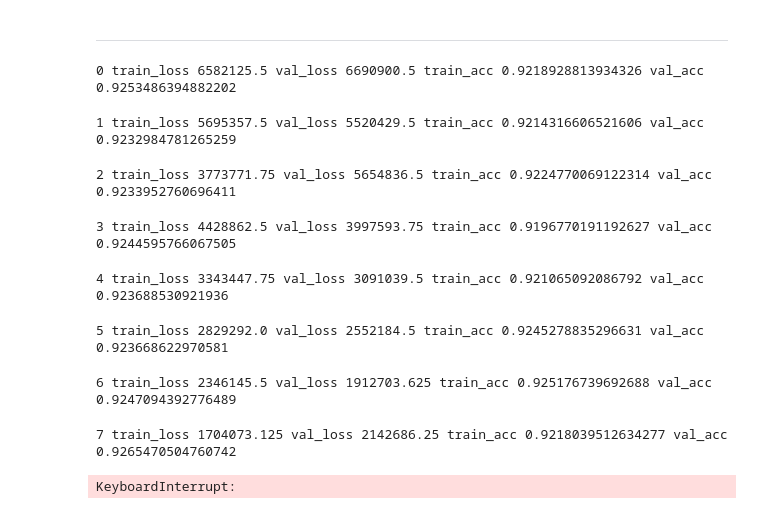
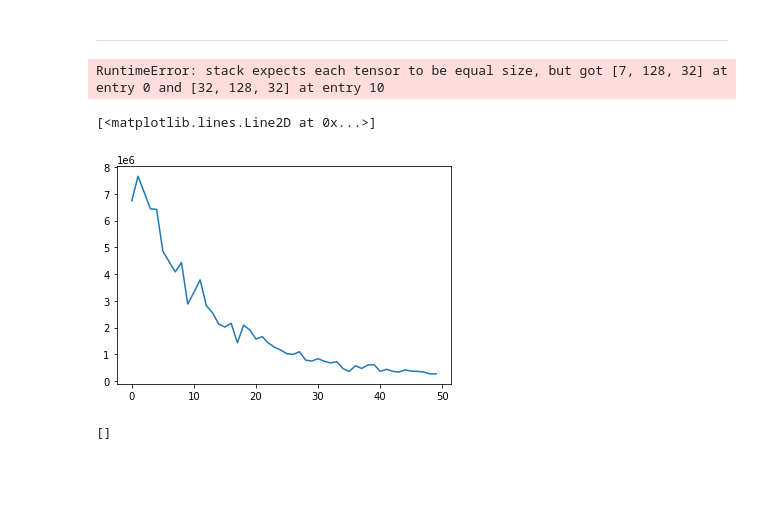
Before and after one commit to narekvslife/lidar-camera-fusion-detection, a Jupyter notebook: Experiments.ipynb, the cells around one changed output. Cells and saved outputs as stored; diff of their text form; code cells hidden in the pictures; blank space fills up the shorter version.

```diff
--- a/Experiments.ipynb
+++ b/Experiments.ipynb
@@ -259,6 +243,6 @@ class NuscenesRangeViewDataset(NuscenesDataset):
         return torch.Tensor(range_view.copy()), torch.Tensor(targets.copy()), torch.Tensor(target_bounding_boxes.copy())
 # %%
 %%time
-train_dataset = NuscenesRangeViewDataset(data_root=DATASET_PATH, n=(0, 128))
-val_dataset = NuscenesRangeViewDataset(data_root=DATASET_PATH, n=(100, 164))
+train_dataset = NuscenesRangeViewDataset(data_root=DATASET_PATH, n=(0, 4000))
+val_dataset = NuscenesRangeViewDataset(data_root=DATASET_PATH, n=(4000, 5000))
 # %% [output]
@@ -325,14 +309,14 @@ train_accs = []
 val_losses = []
 val_accs = []
 for epoch in tqdm(range(EPOCHS)):
-    for batch_rv, batch_labels, batch_target_bbs in train_dataloader:
+    for batch_rv, batch_labels, batch_target_bbs in tqdm(train_dataloader):
 
         batch_pointclass_preds, batch_bb_param_preds, batch_log_std_preds = lasernet(x=batch_rv)
 
         batch_logstd = torch.log(torch.std(batch_bb_param_preds, axis=(1, 2, 3)))
 
         L_train = loss(batch_pointclass_preds, batch_bb_param_preds, batch_log_std_preds,
-                 batch_labels,           batch_target_bbs,     batch_logstd)
+                 batch_labels,           batch_target_bbs)
 
         train_losses.append(L_train.item())
 
@@ -346,23 +330,24 @@ for epoch in tqdm(range(EPOCHS)):
             batch_pointclass_preds, batch_bb_param_preds, batch_log_std_preds = lasernet(x=batch_rv)
 
             L_val = loss(batch_pointclass_preds, batch_bb_param_preds, batch_log_std_preds,
-                         batch_labels,           batch_target_bbs,     batch_logstd)
+                         batch_labels,           batch_target_bbs)
 
             val_losses.append(L_val.item())
 
-    if epoch % 10 == 0:
-        torch.save(lasernet, f'lasernet-d10k-b64-e{epoch}-adam-lre6')
+    if epoch % 7 == 0:
+        torch.save(lasernet, f'lasernet-d2k-b64-e{epoch}-adam-lre6')
         print(epoch, "train_loss", L_train.item(), "val_loss", L_val.item())
 # %% [output]
-0 train_loss 6582125.5 val_loss 6690900.5 train_acc 0.9218928813934326 val_acc 0.9253486394882202
+RuntimeError: stack expects each tensor to be equal size, but got [7, 128, 32] at entry 0 and [32, 128, 32] at entry 10
-1 train_loss 5695357.5 val_loss 5520429.5 train_acc 0.9214316606521606 val_acc 0.9232984781265259
-2 train_loss 3773771.75 val_loss 5654836.5 train_acc 0.9224770069122314 val_acc 0.9233952760696411
-3 train_loss 4428862.5 val_loss 3997593.75 train_acc 0.9196770191192627 val_acc 0.9244595766067505
-4 train_loss 3343447.75 val_loss 3091039.5 train_acc 0.921065092086792 val_acc 0.923688530921936
-5 train_loss 2829292.0 val_loss 2552184.5 train_acc 0.9245278835296631 val_acc 0.923668622970581
-6 train_loss 2346145.5 val_loss 1912703.625 train_acc 0.925176739692688 val_acc 0.9247094392776489
-7 train_loss 1704073.125 val_loss 2142686.25 train_acc 0.9218039512634277 val_acc 0.9265470504760742
-KeyboardInterrupt:
+# %%
+plt.plot(train_losses)
+# %% [output]
+[<matplotlib.lines.Line2D at 0x...>]
+[figure, added]
+# %%
+val_losses
+# %% [output]
+[]
 # %%
 #         rv_example = batch_rv[7]
 #         bb_corners_targets_example = batch_target_bbs[7]
```
Also changed, not shown: parts of 2 cells of this notebook, 2 other files.
